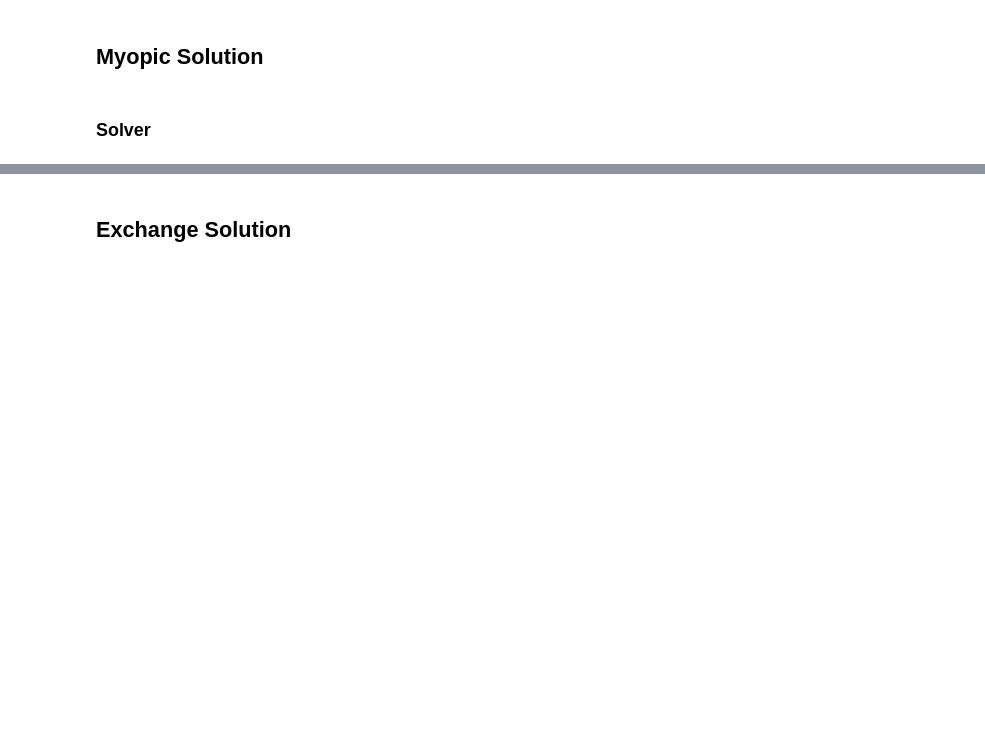
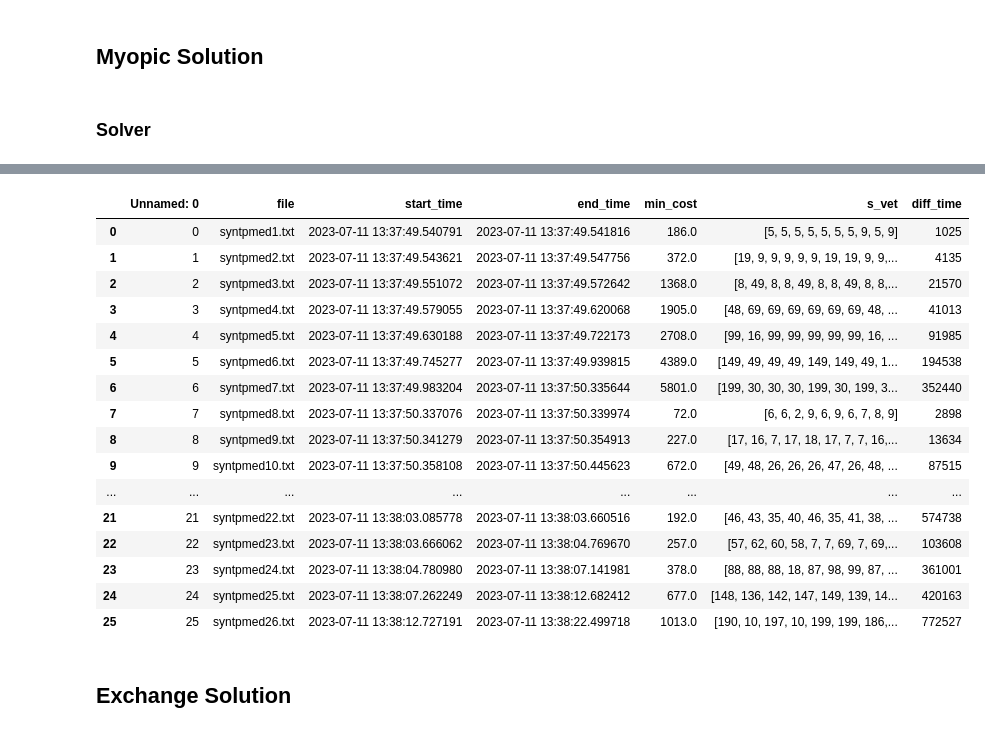
Before and after one commit to JuniorDurand/P-Median-Problem, a Jupyter notebook: P_medianas.ipynb, the cells around one changed output, grey strips where cells are left out. Drawn from its saved outputs; the diff is of its cells as text; code cells hidden in the pictures; blank space fills up the shorter version.

```diff
--- a/P_medianas.ipynb
+++ b/P_medianas.ipynb
@@ -574,3 +597,28 @@ h_df.to_csv("heuristic_myopic_sol.csv")
+# %%
+h_df = pd.read_csv("heuristic_myopic_sol.csv")
+
+h_df[['start_time','end_time']] = h_df[['start_time','end_time']].apply(pd.to_datetime) #if conversion required
+h_df['diff_time'] = (h_df['end_time'] - h_df['start_time']).dt.microseconds
+
+h_df
+# %% [output]
+|  | Unnamed: 0 | file | start_time | end_time | min_cost | s_vet | diff_time |
+| 0 | 0 | syntpmed1.txt | 2023-07-11 13:37:49.540791 | 2023-07-11 13:37:49.541816 | 186.0 | [5, 5, 5, 5, 5, 5, 5, 9, 5, 9] | 1025 |
+| 1 | 1 | syntpmed2.txt | 2023-07-11 13:37:49.543621 | 2023-07-11 13:37:49.547756 | 372.0 | [19, 9, 9, 9, 9, 9, 19, 19, 9, 9,... | 4135 |
+| 2 | 2 | syntpmed3.txt | 2023-07-11 13:37:49.551072 | 2023-07-11 13:37:49.572642 | 1368.0 | [8, 49, 8, 8, 49, 8, 8, 49, 8, 8,... | 21570 |
+| 3 | 3 | syntpmed4.txt | 2023-07-11 13:37:49.579055 | 2023-07-11 13:37:49.620068 | 1905.0 | [48, 69, 69, 69, 69, 69, 69, 48, ... | 41013 |
+| 4 | 4 | syntpmed5.txt | 2023-07-11 13:37:49.630188 | 2023-07-11 13:37:49.722173 | 2708.0 | [99, 16, 99, 99, 99, 99, 99, 16, ... | 91985 |
+| 5 | 5 | syntpmed6.txt | 2023-07-11 13:37:49.745277 | 2023-07-11 13:37:49.939815 | 4389.0 | [149, 49, 49, 49, 149, 149, 49, 1... | 194538 |
+| 6 | 6 | syntpmed7.txt | 2023-07-11 13:37:49.983204 | 2023-07-11 13:37:50.335644 | 5801.0 | [199, 30, 30, 30, 199, 30, 199, 3... | 352440 |
+| 7 | 7 | syntpmed8.txt | 2023-07-11 13:37:50.337076 | 2023-07-11 13:37:50.339974 | 72.0 | [6, 6, 2, 9, 6, 9, 6, 7, 8, 9] | 2898 |
+| 8 | 8 | syntpmed9.txt | 2023-07-11 13:37:50.341279 | 2023-07-11 13:37:50.354913 | 227.0 | [17, 16, 7, 17, 18, 17, 7, 7, 16,... | 13634 |
+| 9 | 9 | syntpmed10.txt | 2023-07-11 13:37:50.358108 | 2023-07-11 13:37:50.445623 | 672.0 | [49, 48, 26, 26, 26, 47, 26, 48, ... | 87515 |
+| ... | ... | ... | ... | ... | ... | ... | ... |
+| 21 | 21 | syntpmed22.txt | 2023-07-11 13:38:03.085778 | 2023-07-11 13:38:03.660516 | 192.0 | [46, 43, 35, 40, 46, 35, 41, 38, ... | 574738 |
+| 22 | 22 | syntpmed23.txt | 2023-07-11 13:38:03.666062 | 2023-07-11 13:38:04.769670 | 257.0 | [57, 62, 60, 58, 7, 7, 69, 7, 69,... | 103608 |
+| 23 | 23 | syntpmed24.txt | 2023-07-11 13:38:04.780980 | 2023-07-11 13:38:07.141981 | 378.0 | [88, 88, 88, 18, 87, 98, 99, 87, ... | 361001 |
+| 24 | 24 | syntpmed25.txt | 2023-07-11 13:38:07.262249 | 2023-07-11 13:38:12.682412 | 677.0 | [148, 136, 142, 147, 149, 139, 14... | 420163 |
+| 25 | 25 | syntpmed26.txt | 2023-07-11 13:38:12.727191 | 2023-07-11 13:38:22.499718 | 1013.0 | [190, 10, 197, 10, 199, 199, 186,... | 772527 |
 # %% [markdown]
 ## Exchange Solution
 # %% [markdown]
```
Also changed, not shown: parts of 37 cells of this notebook.
